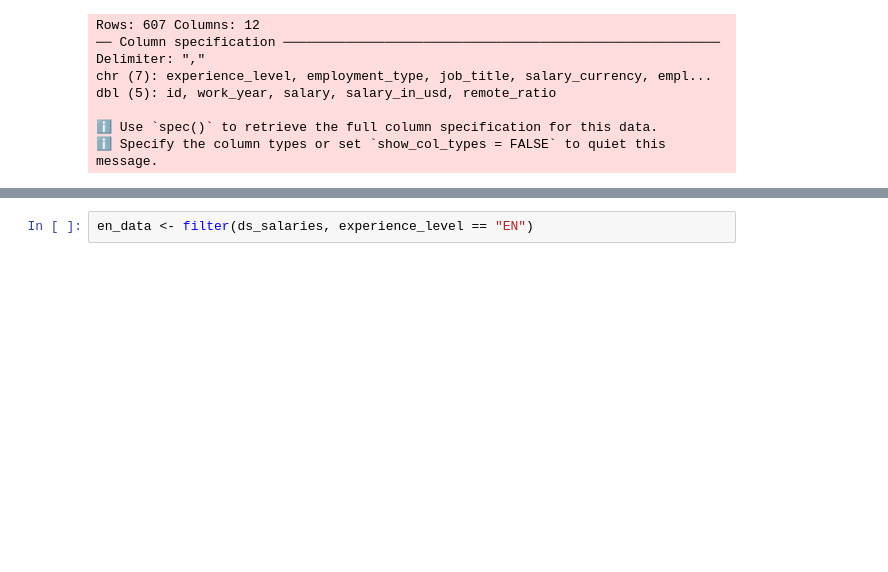
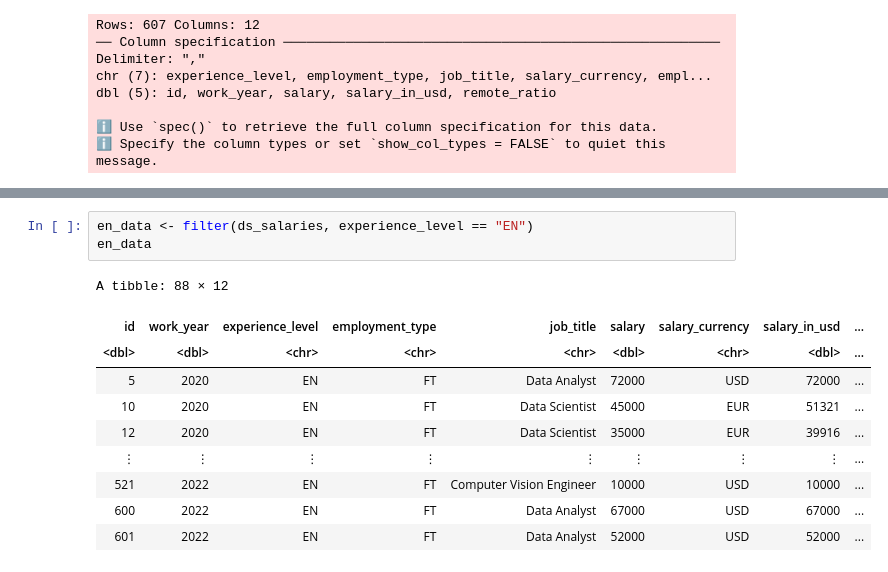
Before and after one commit to bonnie-situ/DSCI100-Final-Project-Group-010-8, a Jupyter notebook: Group Project Proposal.ipynb, the cells around one changed output, grey strips where cells are left out. Drawn from its saved outputs; the diff is of its cells as text; blank space fills up the shorter version.

```diff
--- a/Group Project Proposal.ipynb
+++ b/Group Project Proposal.ipynb
@@ -37,5 +56,17 @@ A tibble: 6 × 12
 | 5 | 2020 | EN | FT | Data Analyst | 72000 | USD | 72000 | ... |
 # %%
 en_data <- filter(ds_salaries, experience_level == "EN")
+en_data
+# %% [output]
+A tibble: 88 × 12
+| id | work_year | experience_level | employment_type | job_title | salary | salary_currency | salary_in_usd | ... |
+| <dbl> | <dbl> | <chr> | <chr> | <chr> | <dbl> | <chr> | <dbl> | ... |
+| 5 | 2020 | EN | FT | Data Analyst | 72000 | USD | 72000 | ... |
+| 10 | 2020 | EN | FT | Data Scientist | 45000 | EUR | 51321 | ... |
+| 12 | 2020 | EN | FT | Data Scientist | 35000 | EUR | 39916 | ... |
+| ⋮ | ⋮ | ⋮ | ⋮ | ⋮ | ⋮ | ⋮ | ⋮ | ... |
+| 521 | 2022 | EN | FT | Computer Vision Engineer | 10000 | USD | 10000 | ... |
+| 600 | 2022 | EN | FT | Data Analyst | 67000 | USD | 67000 | ... |
+| 601 | 2022 | EN | FT | Data Analyst | 52000 | USD | 52000 | ... |
 # %%
 mi_data <- filter(ds_salaries, experience_level == "MI")
```
Also changed, not shown: parts of 14 cells of this notebook.
